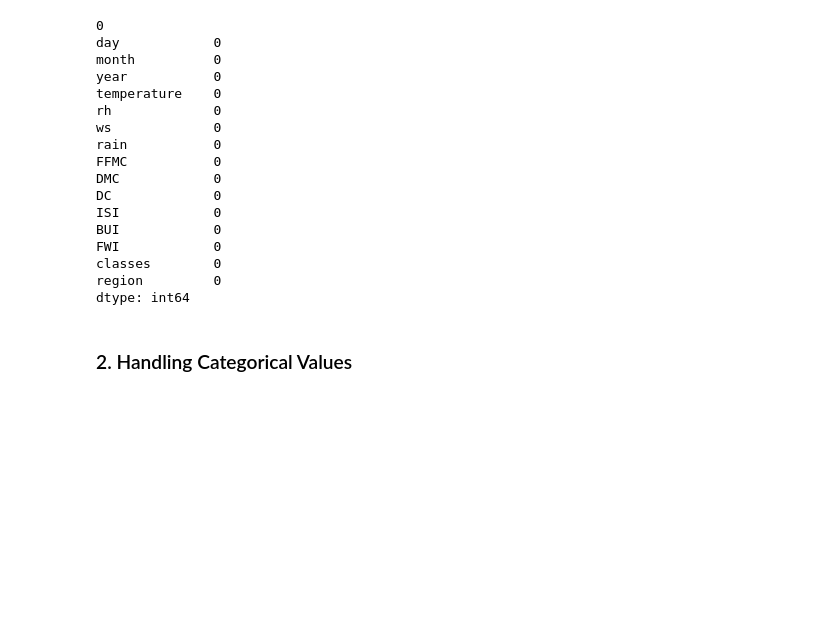
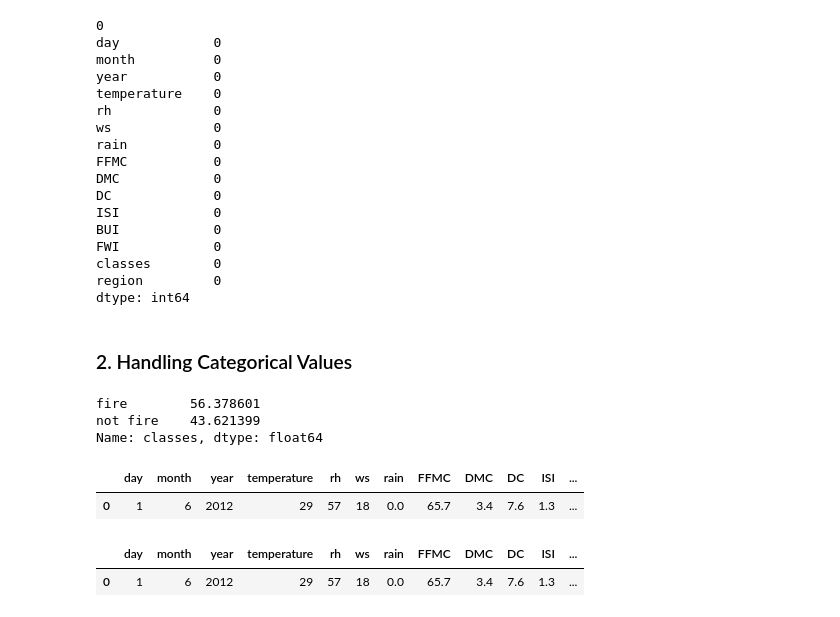
Before and after one commit to sreeman-11021996/iNeuron_Ass, a Jupyter notebook: 00. Assignments/home-work/05. End-to-End 29-05-2022/Algerian Forest Fires ML.ipynb, the cells around one changed output. Cells and saved outputs as stored; diff of their text form; code cells hidden in the pictures; blank space fills up the shorter version.

```diff
--- a/00. Assignments/home-work/05. End-to-End 29-05-2022/Algerian Forest Fires ML.ipynb
+++ b/00. Assignments/home-work/05. End-to-End 29-05-2022/Algerian Forest Fires ML.ipynb
@@ -793,0 +799,7 @@ dtype: int64
+# %%
+# % of each class in output variable:
+((df["classes"].value_counts())/df.shape[0])*100
+# %% [output]
+fire        56.378601
+not fire    43.621399
+Name: classes, dtype: float64
@@ -793,0 +808,5 @@ dtype: int64
+# %%
+df.head(1)
+# %% [output]
+|  | day | month | year | temperature | rh | ws | rain | FFMC | DMC | DC | ISI | ... |
+| 0 | 1 | 6 | 2012 | 29 | 57 | 18 | 0.0 | 65.7 | 3.4 | 7.6 | 1.3 | ... |
@@ -793,0 +816,5 @@ dtype: int64
+# %%
+df.head(1)
+# %% [output]
+|  | day | month | year | temperature | rh | ws | rain | FFMC | DMC | DC | ISI | ... |
+| 0 | 1 | 6 | 2012 | 29 | 57 | 18 | 0.0 | 65.7 | 3.4 | 7.6 | 1.3 | ... |
```
Also changed, not shown: parts of 8 cells of this notebook.
